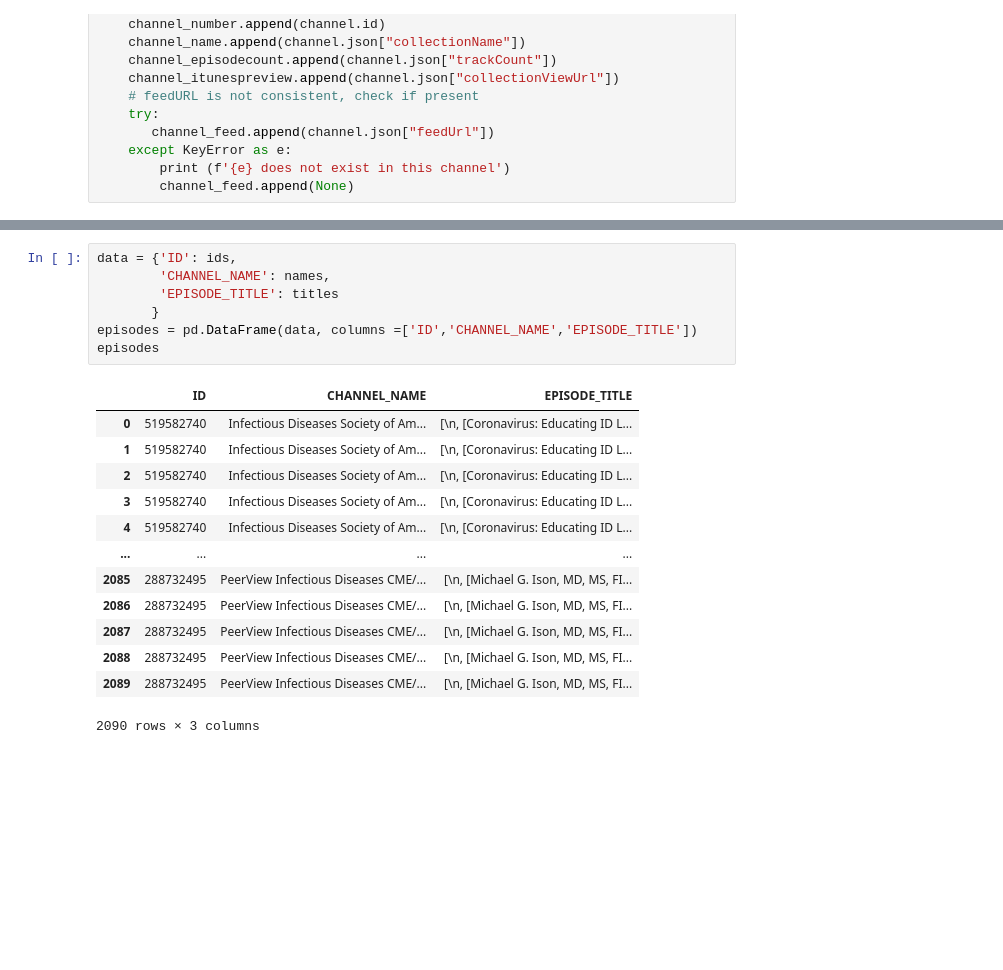
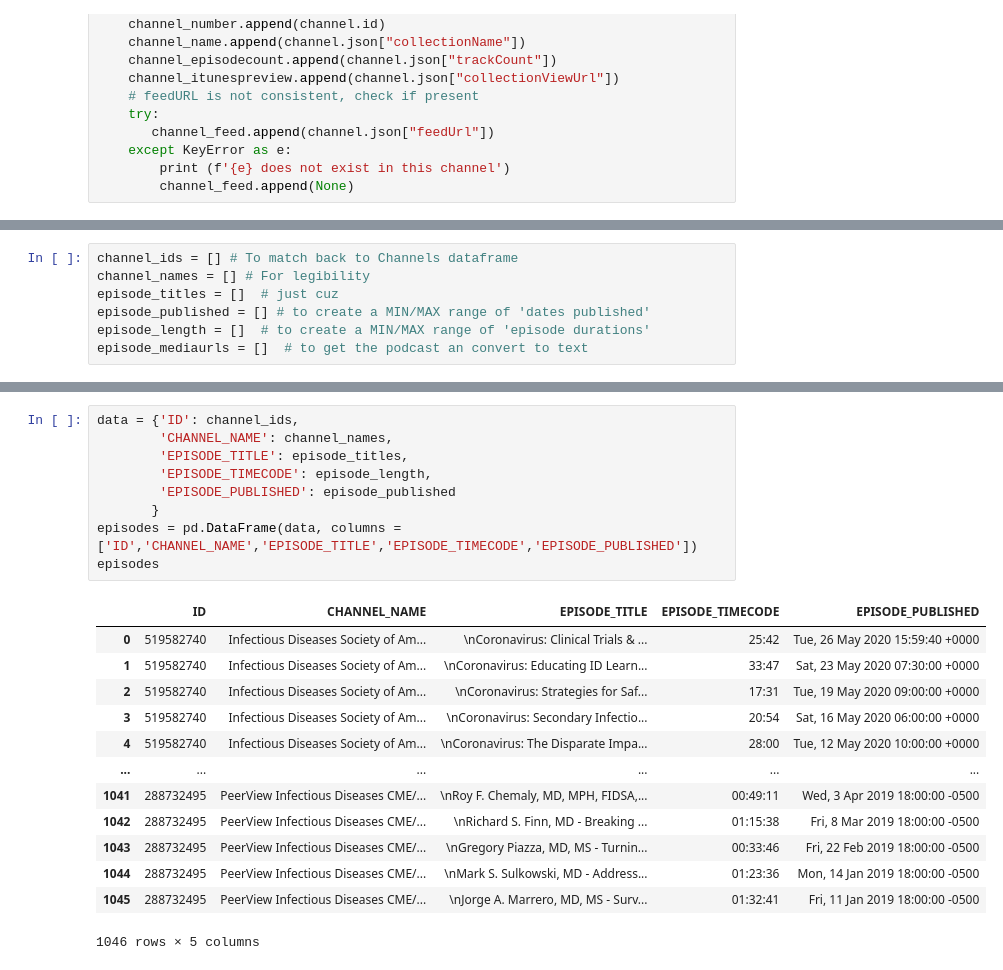
Before and after one commit to xthomas/Podcast-Audit, a Jupyter notebook: podcast_audit.ipynb, the cells around one changed output, grey strips where cells are left out. Drawn from its saved outputs; the diff is of its cells as text; blank space fills up the shorter version.

Commit message:
Produced the dataframe with ranges. Now need to plot that

```diff
--- a/podcast_audit.ipynb
+++ b/podcast_audit.ipynb
@@ -167 +162,8 @@ channels
+# %%
+channel_ids = [] # To match back to Channels dataframe
+channel_names = [] # For legibility
+episode_titles = []  # just cuz
+episode_published = [] # to create a MIN/MAX range of 'dates published'
+episode_length = []  # to create a MIN/MAX range of 'episode durations'
+episode_mediaurls = []  # to get the podcast an convert to text
 # %%
@@ -235,21 +223,23 @@ dtype: object
 # %%
-data = {'ID': ids,
-        'CHANNEL_NAME': names,
-        'EPISODE_TITLE': titles
+data = {'ID': channel_ids,
+        'CHANNEL_NAME': channel_names,
+        'EPISODE_TITLE': episode_titles,
+        'EPISODE_TIMECODE': episode_length,
+        'EPISODE_PUBLISHED': episode_published
        }
-episodes = pd.DataFrame(data, columns =['ID','CHANNEL_NAME','EPISODE_TITLE'])
+episodes = pd.DataFrame(data, columns =['ID','CHANNEL_NAME','EPISODE_TITLE','EPISODE_TIMECODE','EPISODE_PUBLISHED'])
 episodes
 # %% [output]
-|  | ID | CHANNEL_NAME | EPISODE_TITLE |
-| 0 | 519582740 | Infectious Diseases Society of Am... | [\n, [Coronavirus: Educating ID L... |
-| 1 | 519582740 | Infectious Diseases Society of Am... | [\n, [Coronavirus: Educating ID L... |
-| 2 | 519582740 | Infectious Diseases Society of Am... | [\n, [Coronavirus: Educating ID L... |
-| 3 | 519582740 | Infectious Diseases Society of Am... | [\n, [Coronavirus: Educating ID L... |
-| 4 | 519582740 | Infectious Diseases Society of Am... | [\n, [Coronavirus: Educating ID L... |
-| ... | ... | ... | ... |
-| 2085 | 288732495 | PeerView Infectious Diseases CME/... | [\n, [Michael G. Ison, MD, MS, FI... |
-| 2086 | 288732495 | PeerView Infectious Diseases CME/... | [\n, [Michael G. Ison, MD, MS, FI... |
-| 2087 | 288732495 | PeerView Infectious Diseases CME/... | [\n, [Michael G. Ison, MD, MS, FI... |
-| 2088 | 288732495 | PeerView Infectious Diseases CME/... | [\n, [Michael G. Ison, MD, MS, FI... |
-| 2089 | 288732495 | PeerView Infectious Diseases CME/... | [\n, [Michael G. Ison, MD, MS, FI... |
+|  | ID | CHANNEL_NAME | EPISODE_TITLE | EPISODE_TIMECODE | EPISODE_PUBLISHED |
+| 0 | 519582740 | Infectious Diseases Society of Am... | \nCoronavirus: Clinical Trials & ... | 25:42 | Tue, 26 May 2020 15:59:40 +0000 |
+| 1 | 519582740 | Infectious Diseases Society of Am... | \nCoronavirus: Educating ID Learn... | 33:47 | Sat, 23 May 2020 07:30:00 +0000 |
+| 2 | 519582740 | Infectious Diseases Society of Am... | \nCoronavirus: Strategies for Saf... | 17:31 | Tue, 19 May 2020 09:00:00 +0000 |
+| 3 | 519582740 | Infectious Diseases Society of Am... | \nCoronavirus: Secondary Infectio... | 20:54 | Sat, 16 May 2020 06:00:00 +0000 |
+| 4 | 519582740 | Infectious Diseases Society of Am... | \nCoronavirus: The Disparate Impa... | 28:00 | Tue, 12 May 2020 10:00:00 +0000 |
+| ... | ... | ... | ... | ... | ... |
+| 1041 | 288732495 | PeerView Infectious Diseases CME/... | \nRoy F. Chemaly, MD, MPH, FIDSA,... | 00:49:11 | Wed, 3 Apr 2019 18:00:00 -0500 |
+| 1042 | 288732495 | PeerView Infectious Diseases CME/... | \nRichard S. Finn, MD - Breaking ... | 01:15:38 | Fri, 8 Mar 2019 18:00:00 -0500 |
+| 1043 | 288732495 | PeerView Infectious Diseases CME/... | \nGregory Piazza, MD, MS - Turnin... | 00:33:46 | Fri, 22 Feb 2019 18:00:00 -0500 |
+| 1044 | 288732495 | PeerView Infectious Diseases CME/... | \nMark S. Sulkowski, MD - Address... | 01:23:36 | Mon, 14 Jan 2019 18:00:00 -0500 |
+| 1045 | 288732495 | PeerView Infectious Diseases CME/... | \nJorge A. Marrero, MD, MS - Surv... | 01:32:41 | Fri, 11 Jan 2019 18:00:00 -0500 |
-2090 rows × 3 columns
+1046 rows × 5 columns
```
Also changed, not shown: parts of 20 cells of this notebook.
